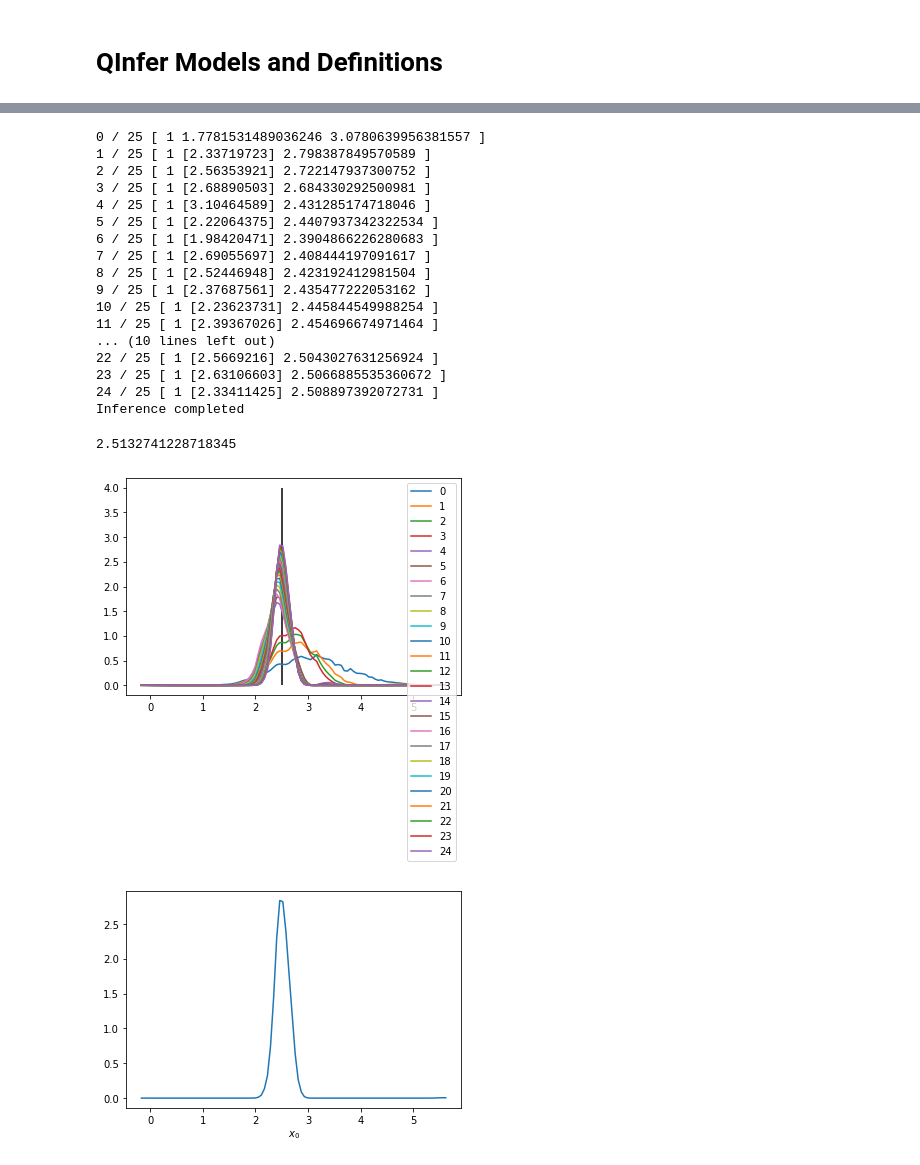
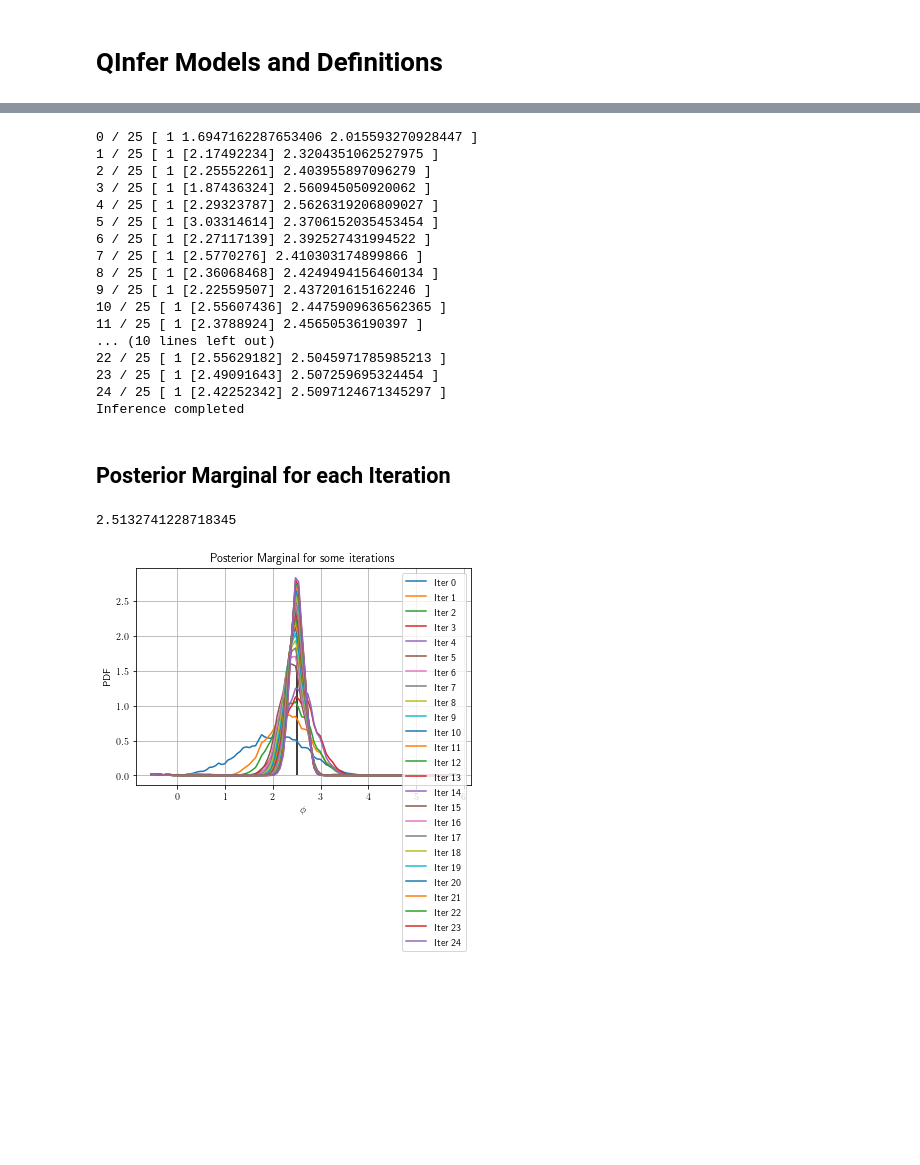
Before and after one commit to conradhaupt/Qiskit-Bayesian-Inference-Module-QCA19-, a Jupyter notebook: IQPE Bayesian Inference.ipynb, the cells around one changed output, grey strips where cells are left out. Cells and saved outputs as stored; diff of their text form; code cells hidden in the pictures; blank space fills up the shorter version.

```diff
--- a/IQPE Bayesian Inference.ipynb
+++ b/IQPE Bayesian Inference.ipynb
@@ -145,11 +178,12 @@ class PhaseSMCUpdater(SMCUpdater):
         return avg_angle
 # %%
 # Bayesien Inference Parameters
-N_PARTICLES = 5000
-N_EXP = 25
-USE_QISKIT_QASM_SIMULATOR = True
-SIM_N_SHOTS=2048
+N_PARTICLES = 5000               # number of samples for PhaseSMCUpdater
+N_EXP = 25                       # Number of times to choose a new theta
+USE_QISKIT_QASM_SIMULATOR = True # Toggle parameter if we don't want to run any circuit simulations
+SIM_N_SHOTS=1024                 # number of shots for the circuit execution
 
+# DType list for experiment metric logging
 performance_dtype = [
     ('outcome', 'i1'),
     ('est_mean', 'f8'), ('est_cov_mat', 'f8'),
@@ -167,8 +201,9 @@ performance = np.empty((N_EXP), dtype=performance_dtype)
 prior = distributions.NormalDistribution(angle,np.pi/4)
 model = IQPEModel()
 # %%
+# Use IBMQX Rochester as the base device for the partially ideal noise-model. We
 backend_device = ibmqx_provider.get_backend('ibmq_rochester')
-ideal_model = noise.device.basic_device_noise_model(
+partially_ideal_model = noise.device.basic_device_noise_model(
     backend_device.properties(),gate_error=False,readout_error=False,
     thermal_relaxation=False,standard_gates=True)
 data_backend = Aer.get_backend('qasm_simulator')
@@ -181,7 +216,10 @@ M = 1
 T2 = 100
 
 posterior_marginal = []
-# For each experiment we defined earlier
+
+##############################################
+# Run for each experiment we defined earlier #
+##############################################
 for idx_exp in range(N_EXP):
     # Define experimental parameters
     expparams = np.array([(M,THETA)], dtype=model.expparams_dtype)
@@ -239,37 +277,39 @@ for idx_exp in range(N_EXP):
 
 print('Inference completed')
 # %% [output]
-0 / 25 [ 1 1.7781531489036246 3.0780639956381557 ]
-1 / 25 [ 1 [2.33719723] 2.798387849570589 ]
-2 / 25 [ 1 [2.56353921] 2.722147937300752 ]
-3 / 25 [ 1 [2.68890503] 2.684330292500981 ]
-4 / 25 [ 1 [3.10464589] 2.431285174718046 ]
-5 / 25 [ 1 [2.22064375] 2.4407937342322534 ]
-6 / 25 [ 1 [1.98420471] 2.3904866226280683 ]
-7 / 25 [ 1 [2.69055697] 2.408444197091617 ]
-8 / 25 [ 1 [2.52446948] 2.423192412981504 ]
-9 / 25 [ 1 [2.37687561] 2.435477222053162 ]
-10 / 25 [ 1 [2.23623731] 2.445844549988254 ]
-11 / 25 [ 1 [2.39367026] 2.454696674971464 ]
+0 / 25 [ 1 1.6947162287653406 2.015593270928447 ]
+1 / 25 [ 1 [2.17492234] 2.3204351062527975 ]
+2 / 25 [ 1 [2.25552261] 2.403955897096279 ]
+3 / 25 [ 1 [1.87436324] 2.560945050920062 ]
+4 / 25 [ 1 [2.29323787] 2.5626319206809027 ]
+5 / 25 [ 1 [3.03314614] 2.3706152035453454 ]
+6 / 25 [ 1 [2.27117139] 2.392527431994522 ]
+7 / 25 [ 1 [2.5770276] 2.410303174899866 ]
+8 / 25 [ 1 [2.36068468] 2.4249494156460134 ]
+9 / 25 [ 1 [2.22559507] 2.437201615162246 ]
+10 / 25 [ 1 [2.55607436] 2.4475909636562365 ]
+11 / 25 [ 1 [2.3788924] 2.45650536190397 ]
 ... (10 lines left out)
-22 / 25 [ 1 [2.5669216] 2.5043027631256924 ]
-23 / 25 [ 1 [2.63106603] 2.5066885535360672 ]
-24 / 25 [ 1 [2.33411425] 2.508897392072731 ]
+22 / 25 [ 1 [2.55629182] 2.5045971785985213 ]
+23 / 25 [ 1 [2.49091643] 2.507259695324454 ]
+24 / 25 [ 1 [2.42252342] 2.5097124671345297 ]
 Inference completed
+# %% [markdown]
+## Posterior Marginal for each Iteration
 # %%
 # Plot for each iteration
 print(angle)
 fig_iter = plt.figure()
 ax_iter = plt.subplot(111)
 for x in posterior_marginal:
 #     print(x[0],x[1])
     _ = ax_iter.plot(x[0],x[1])
-ax_iter.vlines(angle,ymin=0,ymax=4)
-_ = ax_iter.legend([str(x) for x in range(len(posterior_marginal))])
+ax_iter.vlines(angle,ymin=0,ymax=2)
+_ = ax_iter.legend(['Iter ' + str(x) for x in range(len(posterior_marginal))])
+_ = plt.grid()
+_ = plt.ylabel('PDF')
+_ = plt.xlabel(r'$\phi$')
+_ = plt.title('Posterior Marginal for some iterations')
 # %% [output]
 2.5132741228718345
-[figure, old version]
+[figure, new version]
-# %%
-ax_qinfer = updater.plot_posterior_marginal(smoothing=0)
-# %% [output]
-[figure, removed]
```
Also changed, not shown: parts of 12 cells of this notebook.
